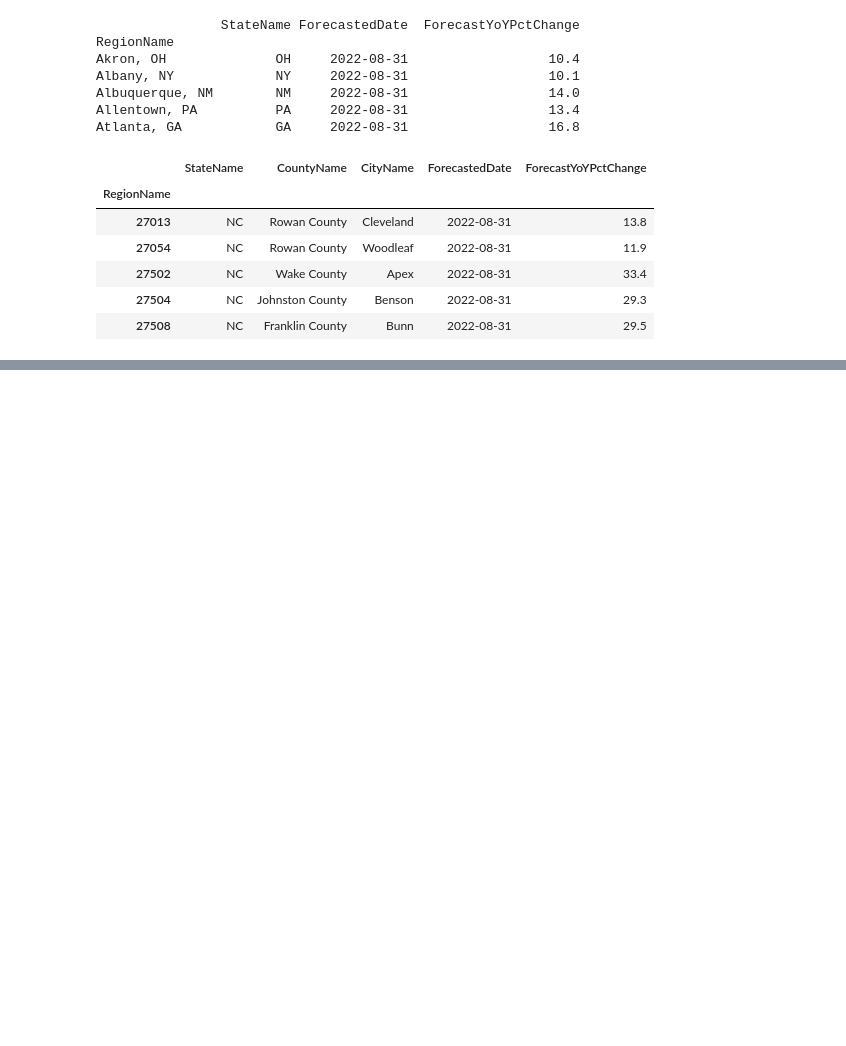
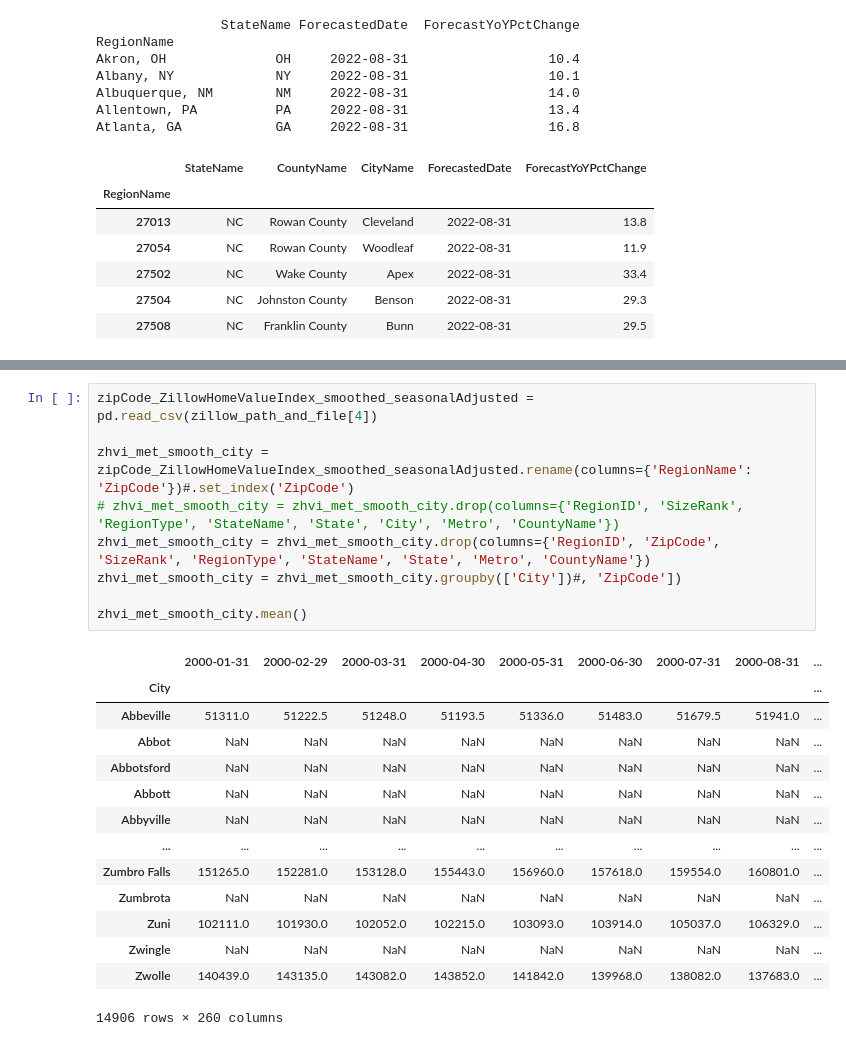
Before and after one commit to ccaldarella99/sinking_real_estate_data, a Jupyter notebook: code/zillow_EDA.ipynb, the cells around one changed output, grey strips where cells are left out. Cells and saved outputs as stored; diff of their text form; blank space fills up the shorter version.

```diff
--- a/code/zillow_EDA.ipynb
+++ b/code/zillow_EDA.ipynb
@@ -108,3 +111,27 @@ zhvi_met_smooth.head()
 | 77494 | 225325.0 | 225644.0 | 226370.0 | 227601.0 | 227163.0 | 226825.0 | 225702.0 | 226045.0 | ... |
 | 60614 | 405926.0 | 407067.0 | 409223.0 | 412990.0 | 417544.0 | 421908.0 | 426505.0 | 431388.0 | ... |
 5 rows × 260 columns
+# %%
+zipCode_ZillowHomeValueIndex_smoothed_seasonalAdjusted = pd.read_csv(zillow_path_and_file[4])
+
+zhvi_met_smooth_city = zipCode_ZillowHomeValueIndex_smoothed_seasonalAdjusted.rename(columns={'RegionName': 'ZipCode'})#.set_index('ZipCode')
+# zhvi_met_smooth_city = zhvi_met_smooth_city.drop(columns={'RegionID', 'SizeRank', 'RegionType', 'StateName', 'State', 'City', 'Metro', 'CountyName'})
+zhvi_met_smooth_city = zhvi_met_smooth_city.drop(columns={'RegionID', 'ZipCode', 'SizeRank', 'RegionType', 'StateName', 'State', 'Metro', 'CountyName'})
+zhvi_met_smooth_city = zhvi_met_smooth_city.groupby(['City'])#, 'ZipCode'])
+
+zhvi_met_smooth_city.mean()
+# %% [output]
+|  | 2000-01-31 | 2000-02-29 | 2000-03-31 | 2000-04-30 | 2000-05-31 | 2000-06-30 | 2000-07-31 | 2000-08-31 | ... |
+| City |  |  |  |  |  |  |  |  | ... |
+| Abbeville | 51311.0 | 51222.5 | 51248.0 | 51193.5 | 51336.0 | 51483.0 | 51679.5 | 51941.0 | ... |
+| Abbot | NaN | NaN | NaN | NaN | NaN | NaN | NaN | NaN | ... |
+| Abbotsford | NaN | NaN | NaN | NaN | NaN | NaN | NaN | NaN | ... |
+| Abbott | NaN | NaN | NaN | NaN | NaN | NaN | NaN | NaN | ... |
+| Abbyville | NaN | NaN | NaN | NaN | NaN | NaN | NaN | NaN | ... |
+| ... | ... | ... | ... | ... | ... | ... | ... | ... | ... |
+| Zumbro Falls | 151265.0 | 152281.0 | 153128.0 | 155443.0 | 156960.0 | 157618.0 | 159554.0 | 160801.0 | ... |
+| Zumbrota | NaN | NaN | NaN | NaN | NaN | NaN | NaN | NaN | ... |
+| Zuni | 102111.0 | 101930.0 | 102052.0 | 102215.0 | 103093.0 | 103914.0 | 105037.0 | 106329.0 | ... |
+| Zwingle | NaN | NaN | NaN | NaN | NaN | NaN | NaN | NaN | ... |
+| Zwolle | 140439.0 | 143135.0 | 143082.0 | 143852.0 | 141842.0 | 139968.0 | 138082.0 | 137683.0 | ... |
+14906 rows × 260 columns
```
Also changed, not shown: parts of 3 cells of this notebook.
